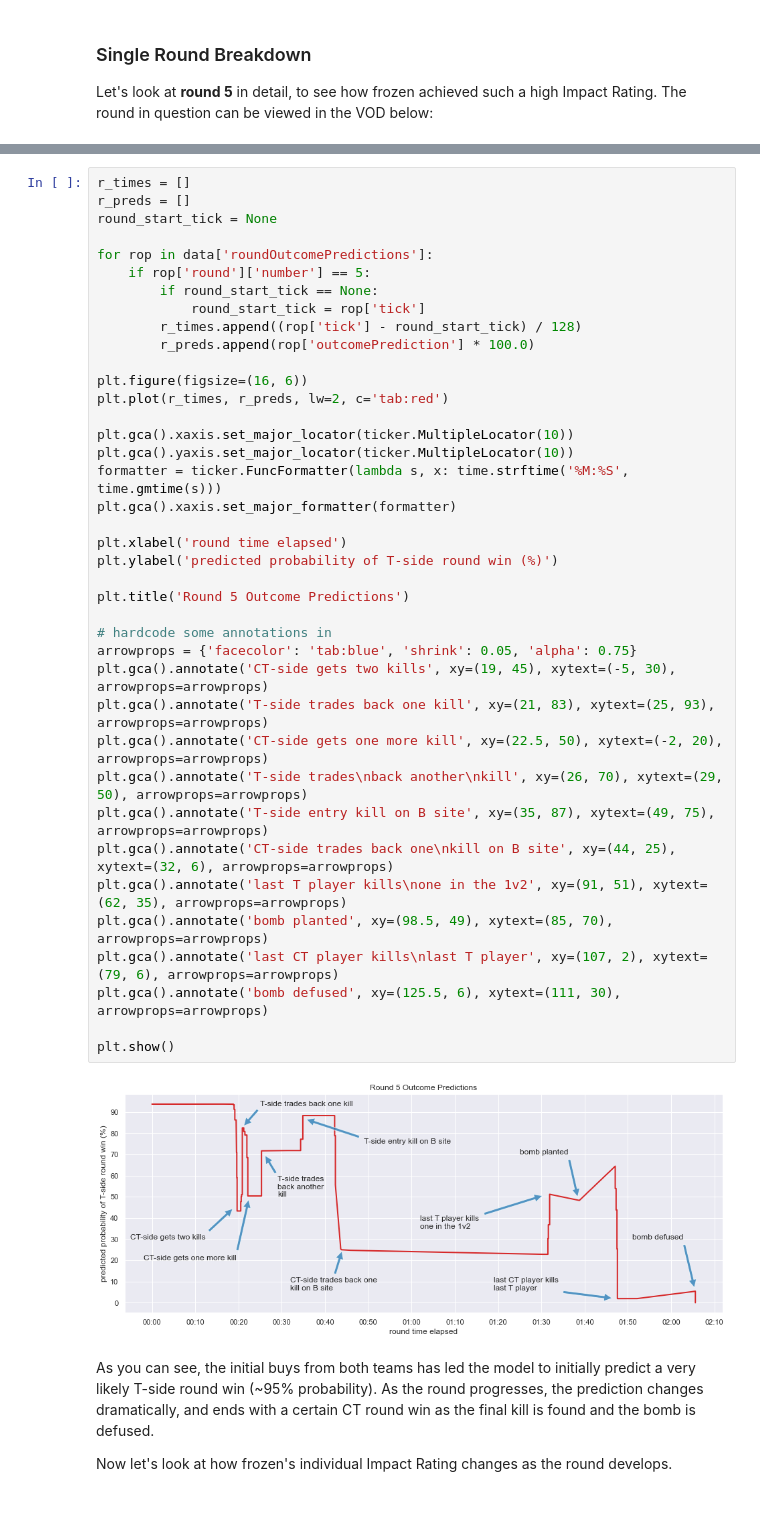
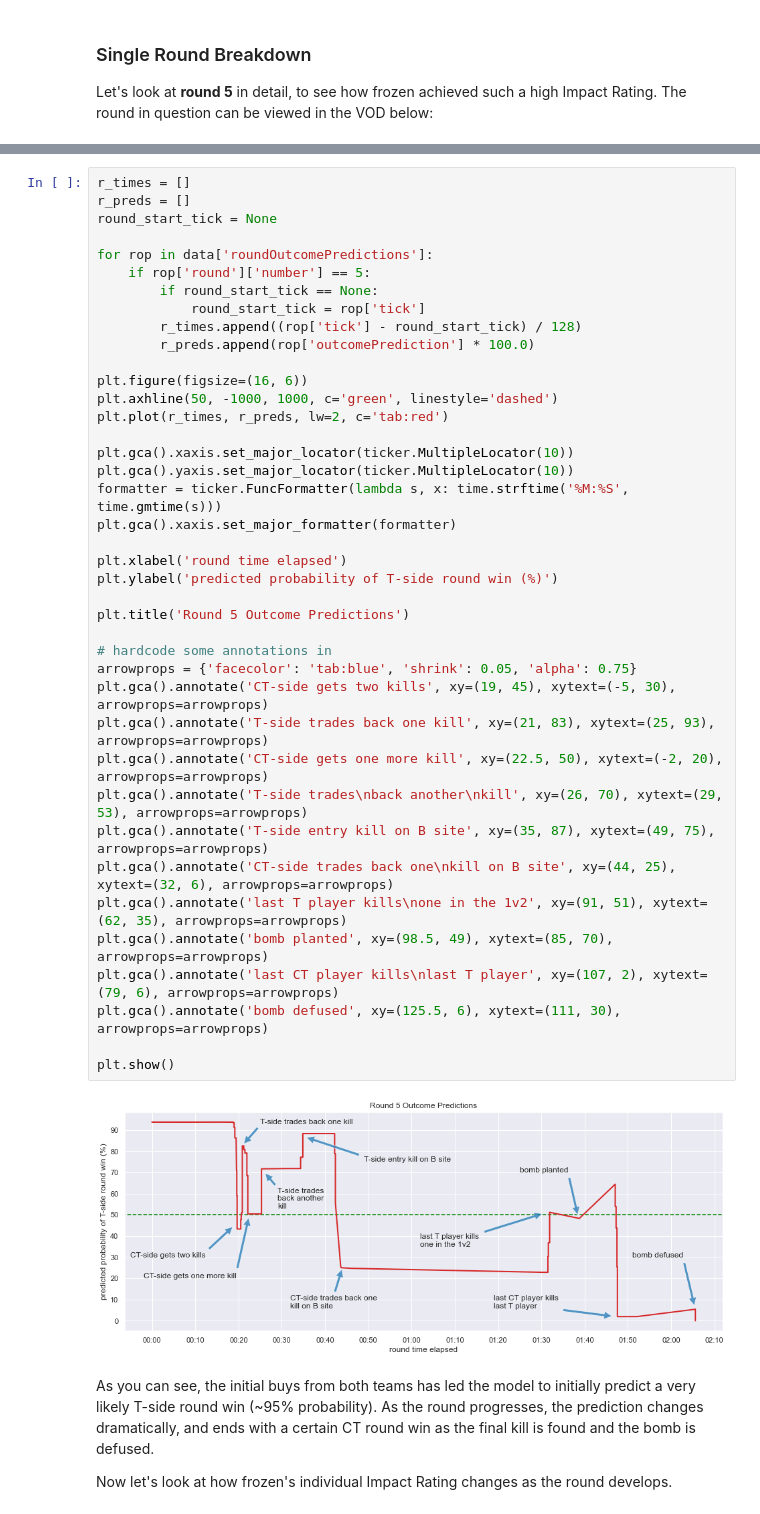
Before and after one commit to phil-holland/csgo-impact-rating, a Jupyter notebook: analysis/02-case_study.ipynb, the cells around one changed output, grey strips where cells are left out. Cells and saved outputs as stored; diff of their text form.

```diff
--- a/analysis/02-case_study.ipynb
+++ b/analysis/02-case_study.ipynb
@@ -156,35 +155,36 @@ for rop in data['roundOutcomePredictions']:
         r_times.append((rop['tick'] - round_start_tick) / 128)
         r_preds.append(rop['outcomePrediction'] * 100.0)
 
 plt.figure(figsize=(16, 6))
+plt.axhline(50, -1000, 1000, c='green', linestyle='dashed')
 plt.plot(r_times, r_preds, lw=2, c='tab:red')
 
 plt.gca().xaxis.set_major_locator(ticker.MultipleLocator(10))
 plt.gca().yaxis.set_major_locator(ticker.MultipleLocator(10))
 formatter = ticker.FuncFormatter(lambda s, x: time.strftime('%M:%S', time.gmtime(s)))
 plt.gca().xaxis.set_major_formatter(formatter)
 
 plt.xlabel('round time elapsed')
 plt.ylabel('predicted probability of T-side round win (%)')
 
 plt.title('Round 5 Outcome Predictions')
 
 # hardcode some annotations in
 arrowprops = {'facecolor': 'tab:blue', 'shrink': 0.05, 'alpha': 0.75}
 plt.gca().annotate('CT-side gets two kills', xy=(19, 45), xytext=(-5, 30), arrowprops=arrowprops)
 plt.gca().annotate('T-side trades back one kill', xy=(21, 83), xytext=(25, 93), arrowprops=arrowprops)
 plt.gca().annotate('CT-side gets one more kill', xy=(22.5, 50), xytext=(-2, 20), arrowprops=arrowprops)
-plt.gca().annotate('T-side trades\nback another\nkill', xy=(26, 70), xytext=(29, 50), arrowprops=arrowprops)
+plt.gca().annotate('T-side trades\nback another\nkill', xy=(26, 70), xytext=(29, 53), arrowprops=arrowprops)
 plt.gca().annotate('T-side entry kill on B site', xy=(35, 87), xytext=(49, 75), arrowprops=arrowprops)
 plt.gca().annotate('CT-side trades back one\nkill on B site', xy=(44, 25), xytext=(32, 6), arrowprops=arrowprops)
 plt.gca().annotate('last T player kills\none in the 1v2', xy=(91, 51), xytext=(62, 35), arrowprops=arrowprops)
 plt.gca().annotate('bomb planted', xy=(98.5, 49), xytext=(85, 70), arrowprops=arrowprops)
 plt.gca().annotate('last CT player kills\nlast T player', xy=(107, 2), xytext=(79, 6), arrowprops=arrowprops)
 plt.gca().annotate('bomb defused', xy=(125.5, 6), xytext=(111, 30), arrowprops=arrowprops)
 
 plt.show()
 # %% [output]
-[figure, old version]
+[figure, new version]
 # %% [markdown]
 As you can see, the initial buys from both teams has led the model to initially predict a very likely T-side round win (~95% probability). As the round progresses, the prediction changes dramatically, and ends with a certain CT round win as the final kill is found and the bomb is defused.
 
```
Also changed, not shown: parts of 6 cells of this notebook, 2 other files.
